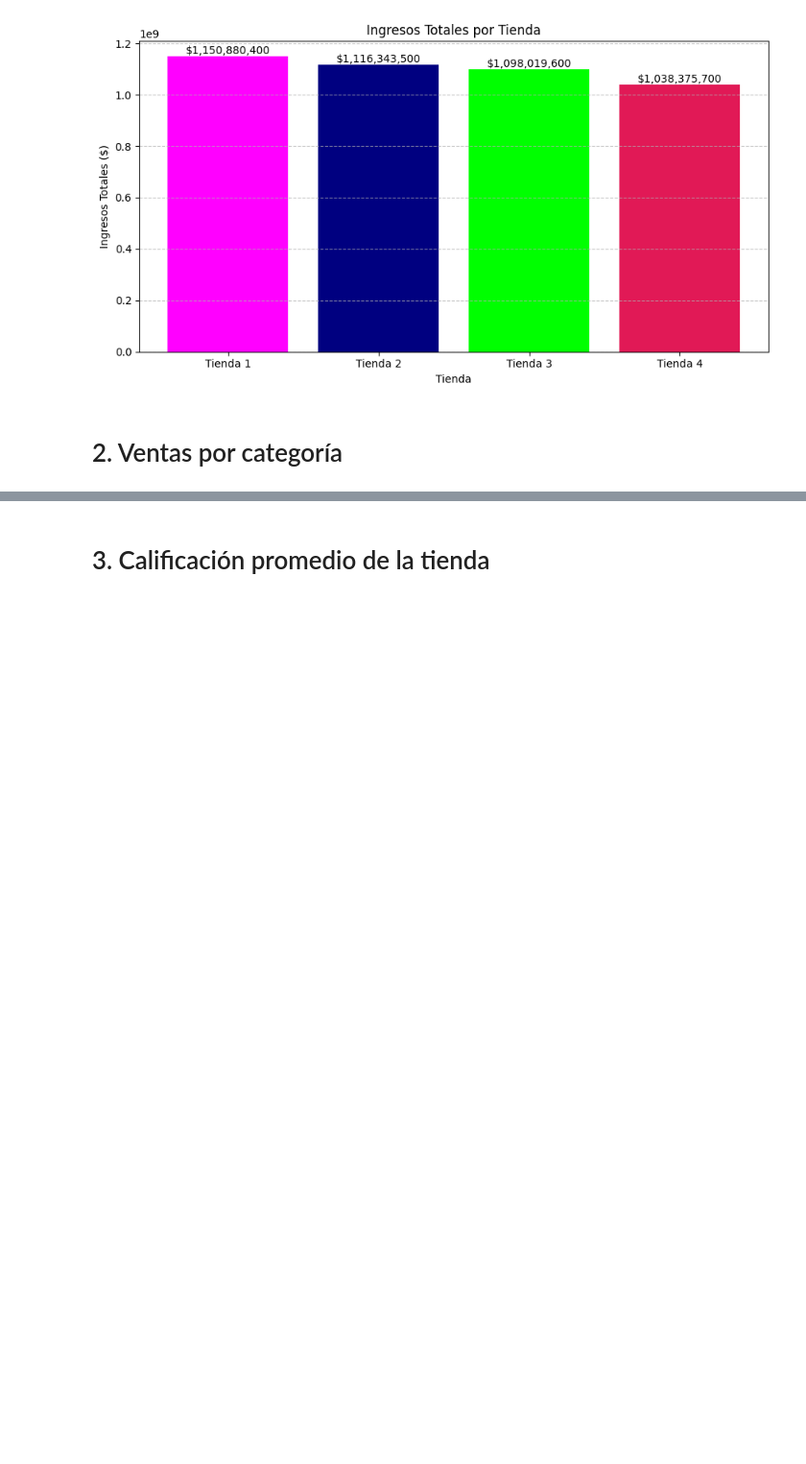
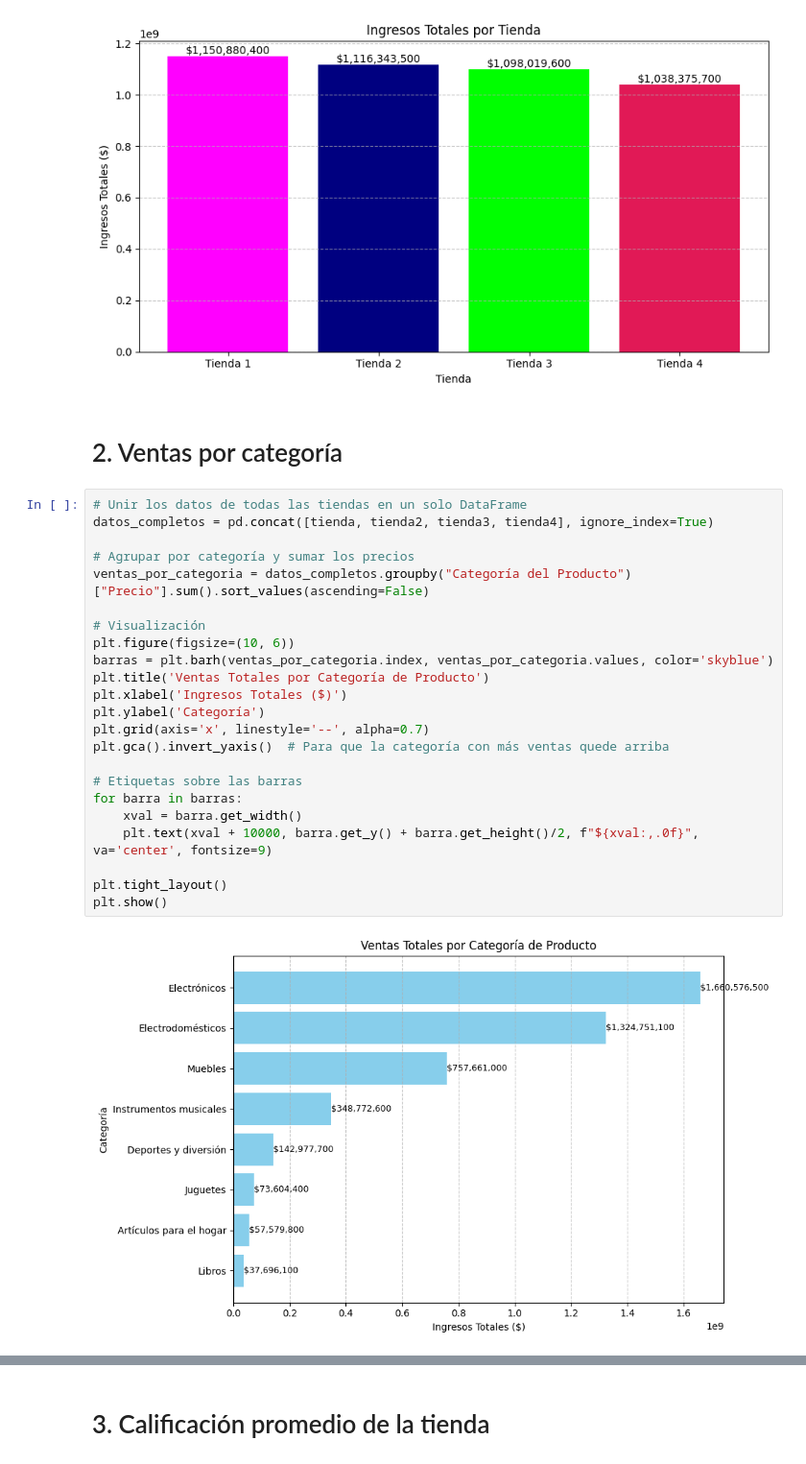
Before and after one commit to sandrazuniga/alura_store_challenge, a Jupyter notebook: AluraStoreLatam.ipynb, the cells around one changed output, grey strips where cells are left out. Shown at 96% size. Saved outputs shown, nothing was run; the diff lists cells and outputs as text; blank space fills up the shorter version.

```diff
--- a/AluraStoreLatam.ipynb
+++ b/AluraStoreLatam.ipynb
@@ -65,3 +65,28 @@ plt.show()
 [figure]
 # %% [markdown]
 # 2. Ventas por categoría
+# %%
+# Unir los datos de todas las tiendas en un solo DataFrame
+datos_completos = pd.concat([tienda, tienda2, tienda3, tienda4], ignore_index=True)
+
+# Agrupar por categoría y sumar los precios
+ventas_por_categoria = datos_completos.groupby("Categoría del Producto")["Precio"].sum().sort_values(ascending=False)
+
+# Visualización
+plt.figure(figsize=(10, 6))
+barras = plt.barh(ventas_por_categoria.index, ventas_por_categoria.values, color='skyblue')
+plt.title('Ventas Totales por Categoría de Producto')
+plt.xlabel('Ingresos Totales ($)')
+plt.ylabel('Categoría')
+plt.grid(axis='x', linestyle='--', alpha=0.7)
+plt.gca().invert_yaxis()  # Para que la categoría con más ventas quede arriba
+
+# Etiquetas sobre las barras
+for barra in barras:
+    xval = barra.get_width()
+    plt.text(xval + 10000, barra.get_y() + barra.get_height()/2, f"${xval:,.0f}", va='center', fontsize=9)
+
+plt.tight_layout()
+plt.show()
+# %% [output]
+[figure, added]
```
Also changed, not shown: parts of 10 cells of this notebook.
